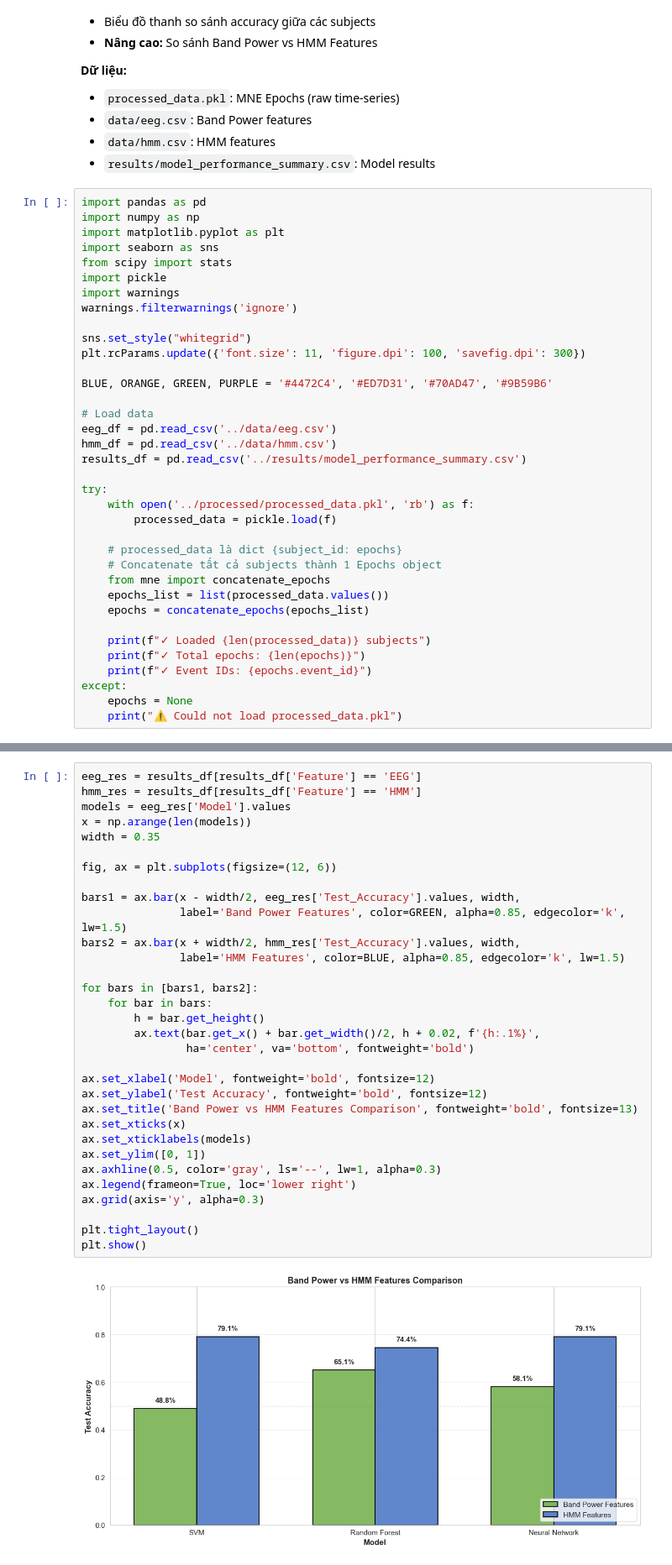
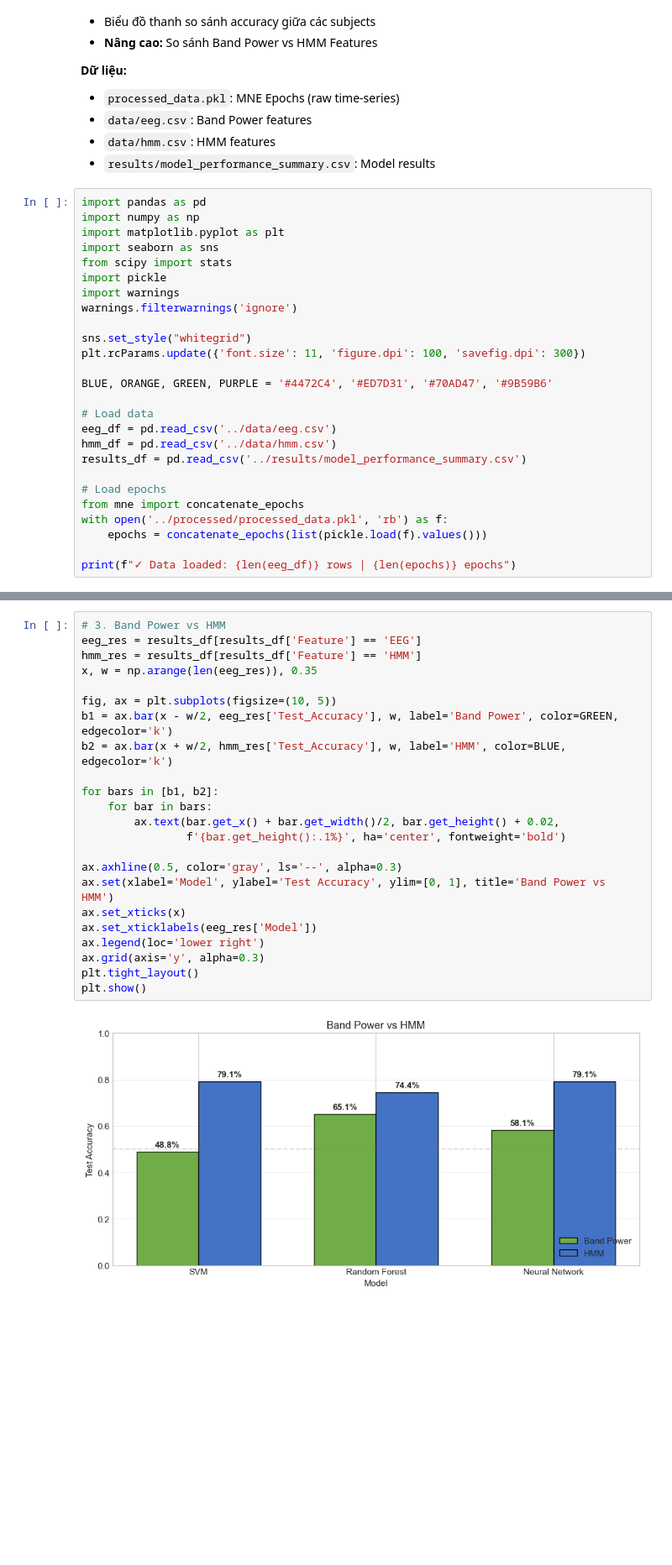
Before and after one commit to 24022404/eeg-oddball-classifier, a Jupyter notebook: src/visualize.ipynb, the cells around one changed output, grey strips where cells are left out. Shown at 84% size. Saved outputs shown, nothing was run; the diff lists cells and outputs as text; blank space fills up the shorter version.

```diff
--- a/src/visualize.ipynb
+++ b/src/visualize.ipynb
@@ -33,22 +33,12 @@ eeg_df = pd.read_csv('../data/eeg.csv')
 hmm_df = pd.read_csv('../data/hmm.csv')
 results_df = pd.read_csv('../results/model_performance_summary.csv')
 
-try:
-    with open('../processed/processed_data.pkl', 'rb') as f:
-        processed_data = pickle.load(f)
+# Load epochs
+from mne import concatenate_epochs
+with open('../processed/processed_data.pkl', 'rb') as f:
+    epochs = concatenate_epochs(list(pickle.load(f).values()))
 
-    # processed_data là dict {subject_id: epochs}
-    # Concatenate tất cả subjects thành 1 Epochs object
-    from mne import concatenate_epochs
-    epochs_list = list(processed_data.values())
-    epochs = concatenate_epochs(epochs_list)
-
-    print(f"✓ Loaded {len(processed_data)} subjects")
-    print(f"✓ Total epochs: {len(epochs)}")
-    print(f"✓ Event IDs: {epochs.event_id}")
-except:
-    epochs = None
-    print("⚠️ Could not load processed_data.pkl")
+print(f"✓ Data loaded: {len(eeg_df)} rows | {len(epochs)} epochs")
 # %% [output]
 Not setting metadata
 1005 matching events found
@@ -218,34 +102,25 @@ plt.show()
 # %%
+# 3. Band Power vs HMM
 eeg_res = results_df[results_df['Feature'] == 'EEG']
 hmm_res = results_df[results_df['Feature'] == 'HMM']
-models = eeg_res['Model'].values
-x = np.arange(len(models))
-width = 0.35
+x, w = np.arange(len(eeg_res)), 0.35
 
-fig, ax = plt.subplots(figsize=(12, 6))
+fig, ax = plt.subplots(figsize=(10, 5))
+b1 = ax.bar(x - w/2, eeg_res['Test_Accuracy'], w, label='Band Power', color=GREEN, edgecolor='k')
+b2 = ax.bar(x + w/2, hmm_res['Test_Accuracy'], w, label='HMM', color=BLUE, edgecolor='k')
 
-bars1 = ax.bar(x - width/2, eeg_res['Test_Accuracy'].values, width,
-               label='Band Power Features', color=GREEN, alpha=0.85, edgecolor='k', lw=1.5)
-bars2 = ax.bar(x + width/2, hmm_res['Test_Accuracy'].values, width,
-               label='HMM Features', color=BLUE, alpha=0.85, edgecolor='k', lw=1.5)
+for bars in [b1, b2]:
+    for bar in bars:
+        ax.text(bar.get_x() + bar.get_width()/2, bar.get_height() + 0.02,
+                f'{bar.get_height():.1%}', ha='center', fontweight='bold')
 
-for bars in [bars1, bars2]:
-    for bar in bars:
-        h = bar.get_height()
-        ax.text(bar.get_x() + bar.get_width()/2, h + 0.02, f'{h:.1%}',
-                ha='center', va='bottom', fontweight='bold')
-
-ax.set_xlabel('Model', fontweight='bold', fontsize=12)
-ax.set_ylabel('Test Accuracy', fontweight='bold', fontsize=12)
-ax.set_title('Band Power vs HMM Features Comparison', fontweight='bold', fontsize=13)
+ax.axhline(0.5, color='gray', ls='--', alpha=0.3)
+ax.set(xlabel='Model', ylabel='Test Accuracy', ylim=[0, 1], title='Band Power vs HMM')
 ax.set_xticks(x)
-ax.set_xticklabels(models)
-ax.set_ylim([0, 1])
-ax.axhline(0.5, color='gray', ls='--', lw=1, alpha=0.3)
-ax.legend(frameon=True, loc='lower right')
+ax.set_xticklabels(eeg_res['Model'])
+ax.legend(loc='lower right')
 ax.grid(axis='y', alpha=0.3)
-
 plt.tight_layout()
 plt.show()
 # %% [output]
-[figure, old version]
+[figure, new version]
```
Also changed, not shown: parts of 12 cells of this notebook.
